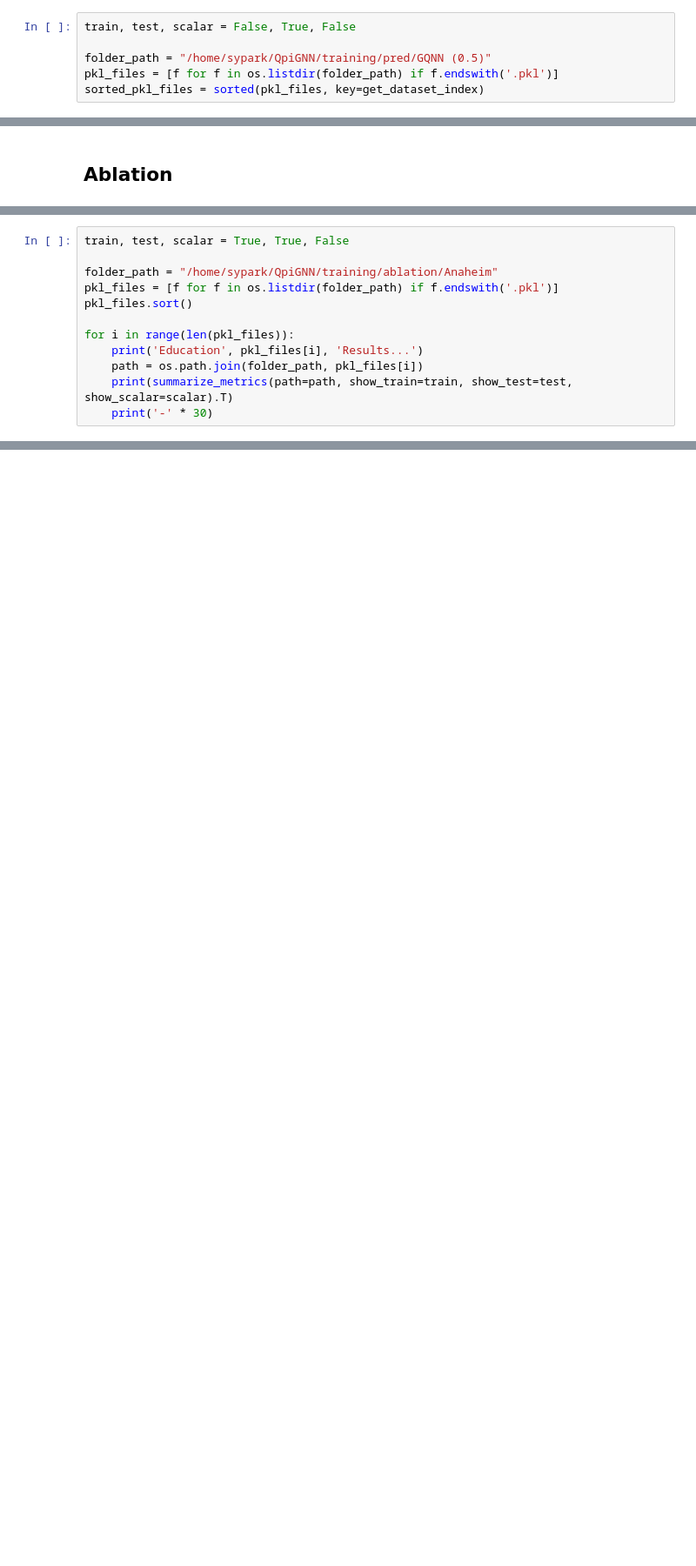
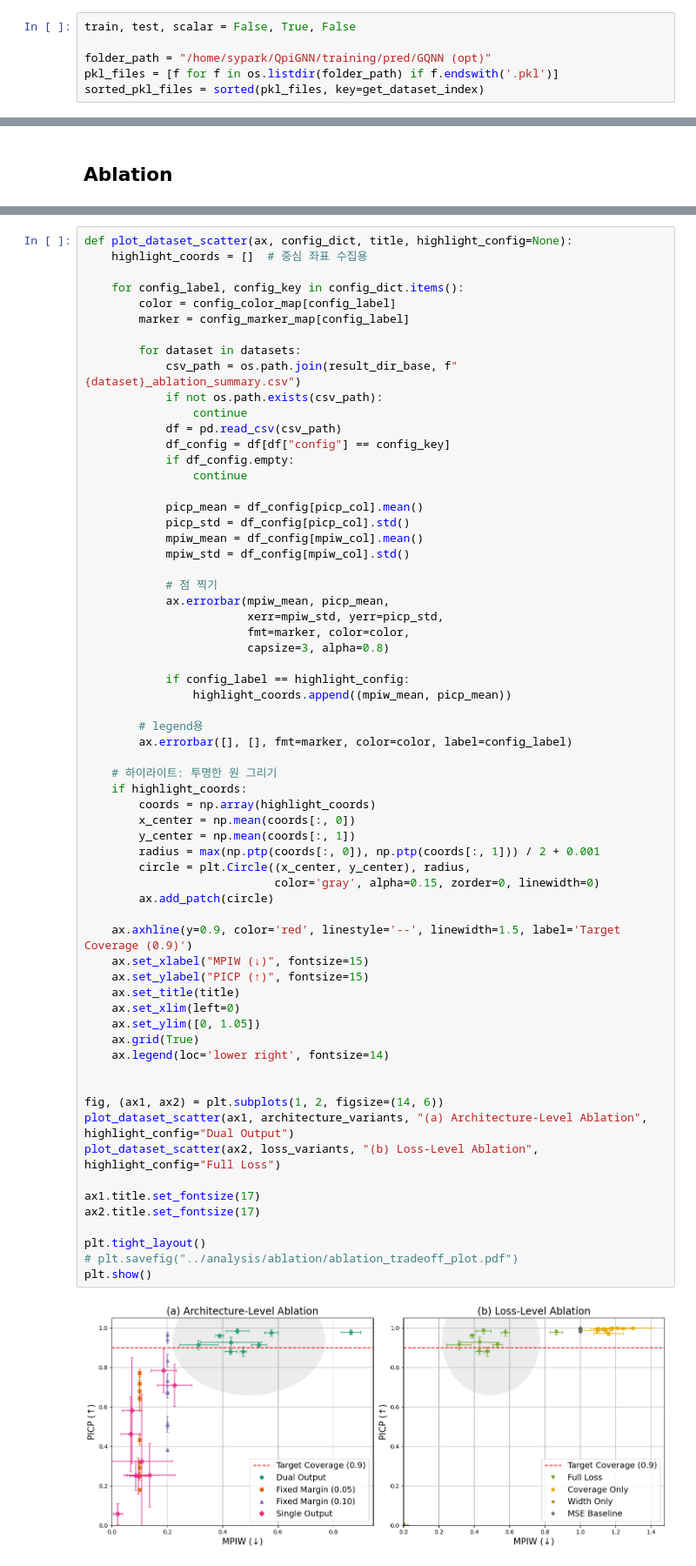
Before and after one commit to sybeam27/QpiGNN, a Jupyter notebook: training/results_check.ipynb, the cells around one changed output, grey strips where cells are left out. Shown at 87% size. Drawn from its saved outputs; the diff is of its cells as text; blank space fills up the shorter version.

```diff
--- a/training/results_check.ipynb
+++ b/training/results_check.ipynb
@@ -376,7 +376,7 @@ test_WS         2.31
 # %%
 train, test, scalar = False, True, False
 
-folder_path = "/home/sypark/QpiGNN/training/pred/GQNN (0.5)"
+folder_path = "/home/sypark/QpiGNN/training/pred/GQNN (opt)"
 pkl_files = [f for f in os.listdir(folder_path) if f.endswith('.pkl')]
 sorted_pkl_files = sorted(pkl_files, key=get_dataset_index)
 # %%
@@ -624,12 +506,0 @@ test_WS          0.0449
-# %%
-train, test, scalar = True, True, False
-
-folder_path = "/home/sypark/QpiGNN/training/ablation/Anaheim"
-pkl_files = [f for f in os.listdir(folder_path) if f.endswith('.pkl')]
-pkl_files.sort()
-
-for i in range(len(pkl_files)):
-    print('Education', pkl_files[i], 'Results...')
-    path = os.path.join(folder_path, pkl_files[i])
-    print(summarize_metrics(path=path, show_train=train, show_test=test, show_scalar=scalar).T)
-    print('-' * 30)
@@ -653,0 +595,66 @@ test_WS          0.3043
+# %%
+def plot_dataset_scatter(ax, config_dict, title, highlight_config=None):
+    highlight_coords = []  # 중심 좌표 수집용
+
+    for config_label, config_key in config_dict.items():
+        color = config_color_map[config_label]
+        marker = config_marker_map[config_label]
+
+        for dataset in datasets:
+            csv_path = os.path.join(result_dir_base, f"{dataset}_ablation_summary.csv")
+            if not os.path.exists(csv_path):
+                continue
+            df = pd.read_csv(csv_path)
+            df_config = df[df["config"] == config_key]
+            if df_config.empty:
+                continue
+
+            picp_mean = df_config[picp_col].mean()
+            picp_std = df_config[picp_col].std()
+            mpiw_mean = df_config[mpiw_col].mean()
+            mpiw_std = df_config[mpiw_col].std()
+
+            # 점 찍기
+            ax.errorbar(mpiw_mean, picp_mean,
+                        xerr=mpiw_std, yerr=picp_std,
+                        fmt=marker, color=color,
+                        capsize=3, alpha=0.8)
+
+            if config_label == highlight_config:
+                highlight_coords.append((mpiw_mean, picp_mean))
+
+        # legend용
+        ax.errorbar([], [], fmt=marker, color=color, label=config_label)
+
+    # 하이라이트: 투명한 원 그리기
+    if highlight_coords:
+        coords = np.array(highlight_coords)
+        x_center = np.mean(coords[:, 0])
+        y_center = np.mean(coords[:, 1])
+        radius = max(np.ptp(coords[:, 0]), np.ptp(coords[:, 1])) / 2 + 0.001
+        circle = plt.Circle((x_center, y_center), radius,
+                            color='gray', alpha=0.15, zorder=0, linewidth=0)
+        ax.add_patch(circle)
+
+    ax.axhline(y=0.9, color='red', linestyle='--', linewidth=1.5, label='Target Coverage (0.9)')
+    ax.set_xlabel("MPIW (↓)", fontsize=15)
+    ax.set_ylabel("PICP (↑)", fontsize=15)
+    ax.set_title(title)
+    ax.set_xlim(left=0)
+    ax.set_ylim([0, 1.05])
+    ax.grid(True)
+    ax.legend(loc='lower right', fontsize=14)
+
+
+fig, (ax1, ax2) = plt.subplots(1, 2, figsize=(14, 6))
+plot_dataset_scatter(ax1, architecture_variants, "(a) Architecture-Level Ablation", highlight_config="Dual Output")
+plot_dataset_scatter(ax2, loss_variants, "(b) Loss-Level Ablation", highlight_config="Full Loss")
+
+ax1.title.set_fontsize(17)
+ax2.title.set_fontsize(17)
+
+plt.tight_layout()
+# plt.savefig("../analysis/ablation/ablation_tradeoff_plot.pdf")
+plt.show()
+# %% [output]
+[figure, added]
```
Also changed, not shown: parts of 15 cells of this notebook, 12 other files.
